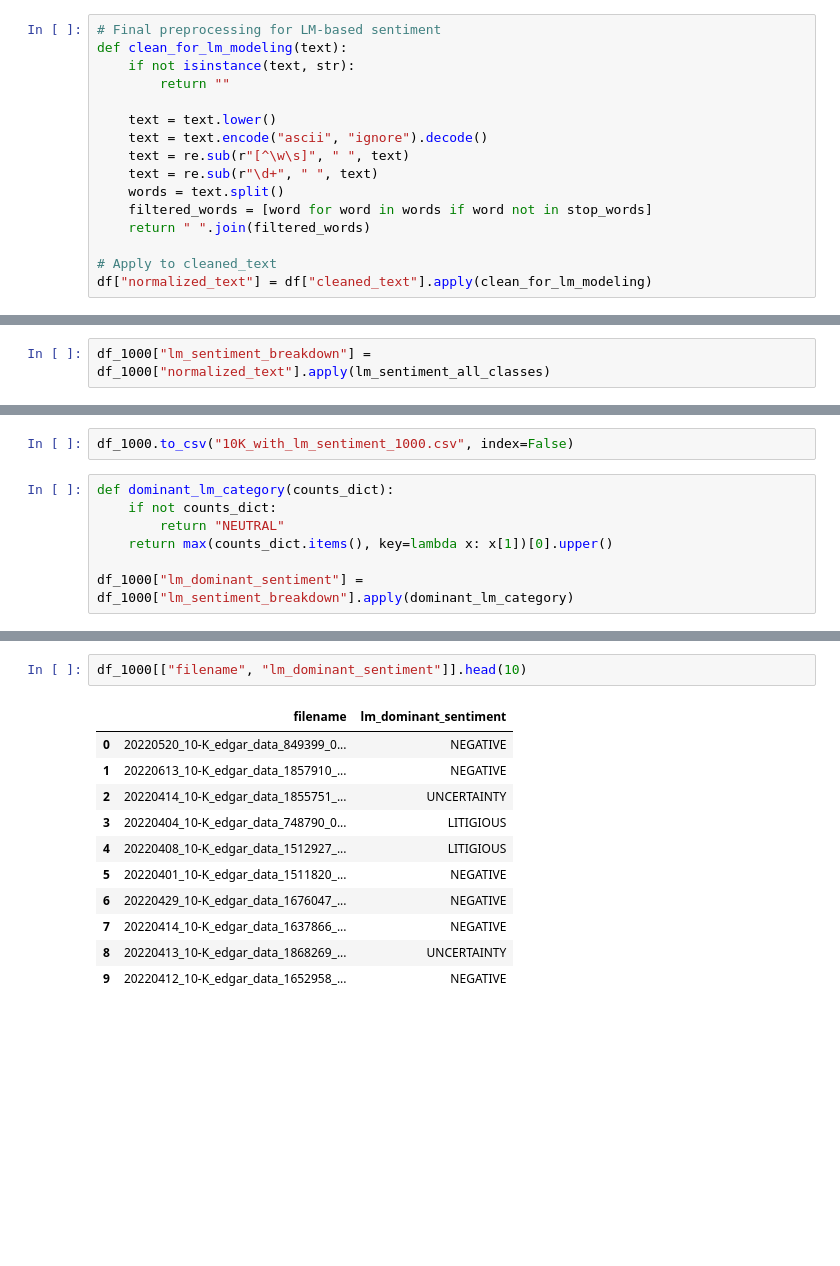
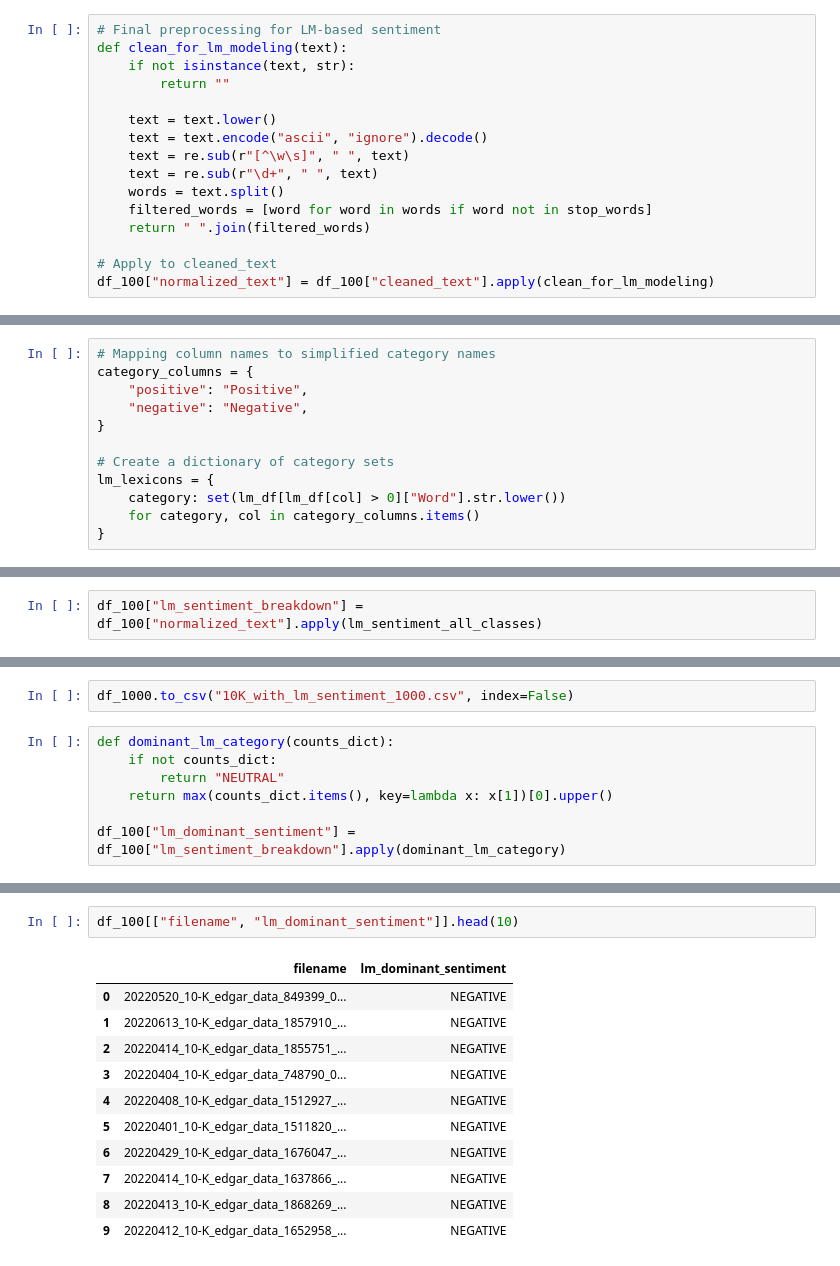
Before and after one commit to NareshChethala/10K_Seintiment_Analysis, a Jupyter notebook: dataframe_10k.ipynb, the cells around one changed output, grey strips where cells are left out. Cells and saved outputs as stored; diff of their text form; blank space fills up the shorter version.

```diff
--- a/dataframe_10k.ipynb
+++ b/dataframe_10k.ipynb
@@ -364,4 +396,4 @@ def clean_for_lm_modeling(text):
     return " ".join(filtered_words)
 
 # Apply to cleaned_text
-df["normalized_text"] = df["cleaned_text"].apply(clean_for_lm_modeling)
+df_100["normalized_text"] = df_100["cleaned_text"].apply(clean_for_lm_modeling)
@@ -421,6 +459,18 @@ lm_lexicons = {
     category: set(lm_df[lm_df[col] > 0]["Word"].str.lower())
     for category, col in category_columns.items()
 }
+# %%
+# Mapping column names to simplified category names
+category_columns = {
+    "positive": "Positive",
+    "negative": "Negative",
+}
+
+# Create a dictionary of category sets
+lm_lexicons = {
+    category: set(lm_df[lm_df[col] > 0]["Word"].str.lower())
+    for category, col in category_columns.items()
+}
 # %%
 import re
 from collections import defaultdict
@@ -436,4 +486,4 @@ def lm_sentiment_all_classes(text):
 
     return dict(counts)
 # %%
-df_1000["lm_sentiment_breakdown"] = df_1000["normalized_text"].apply(lm_sentiment_all_classes)
+df_100["lm_sentiment_breakdown"] = df_100["normalized_text"].apply(lm_sentiment_all_classes)
@@ -468,4 +524,4 @@ def dominant_lm_category(counts_dict):
         return "NEUTRAL"
     return max(counts_dict.items(), key=lambda x: x[1])[0].upper()
 
-df_1000["lm_dominant_sentiment"] = df_1000["lm_sentiment_breakdown"].apply(dominant_lm_category)
+df_100["lm_dominant_sentiment"] = df_100["lm_sentiment_breakdown"].apply(dominant_lm_category)
@@ -472,14 +534,14 @@ df_1000["lm_dominant_sentiment"] = df_1000["lm_sentiment_breakdown"].apply(domin
 # %%
-df_1000[["filename", "lm_dominant_sentiment"]].head(10)
+df_100[["filename", "lm_dominant_sentiment"]].head(10)
 # %% [output]
 |  | filename | lm_dominant_sentiment |
 | 0 | 20220520_10-K_edgar_data_849399_0... | NEGATIVE |
 | 1 | 20220613_10-K_edgar_data_1857910_... | NEGATIVE |
-| 2 | 20220414_10-K_edgar_data_1855751_... | UNCERTAINTY |
-| 3 | 20220404_10-K_edgar_data_748790_0... | LITIGIOUS |
-| 4 | 20220408_10-K_edgar_data_1512927_... | LITIGIOUS |
+| 2 | 20220414_10-K_edgar_data_1855751_... | NEGATIVE |
+| 3 | 20220404_10-K_edgar_data_748790_0... | NEGATIVE |
+| 4 | 20220408_10-K_edgar_data_1512927_... | NEGATIVE |
 | 5 | 20220401_10-K_edgar_data_1511820_... | NEGATIVE |
 | 6 | 20220429_10-K_edgar_data_1676047_... | NEGATIVE |
 | 7 | 20220414_10-K_edgar_data_1637866_... | NEGATIVE |
-| 8 | 20220413_10-K_edgar_data_1868269_... | UNCERTAINTY |
+| 8 | 20220413_10-K_edgar_data_1868269_... | NEGATIVE |
 | 9 | 20220412_10-K_edgar_data_1652958_... | NEGATIVE |
```
Also changed, not shown: parts of 15 cells of this notebook, 3 other files.
